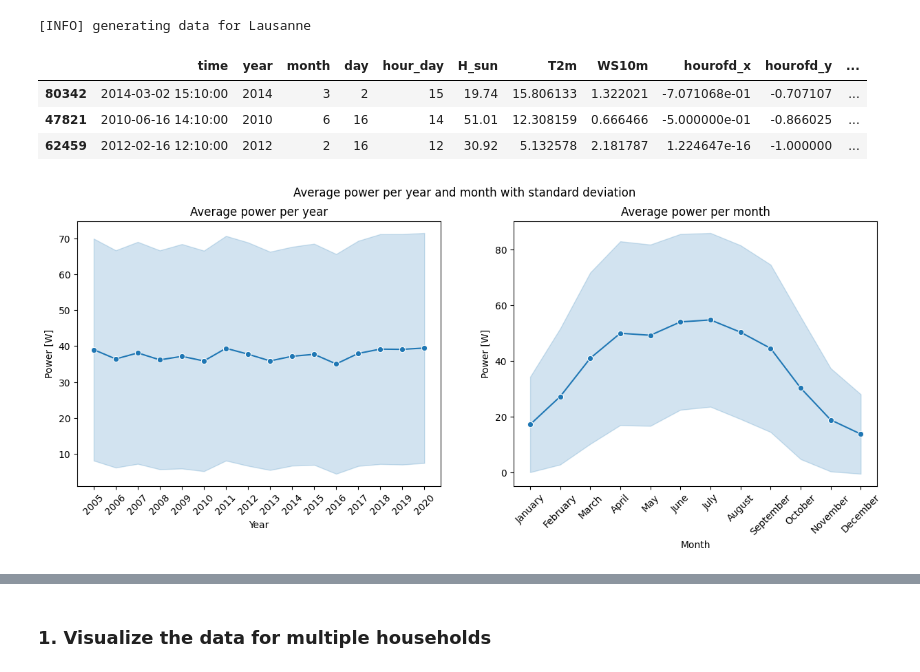
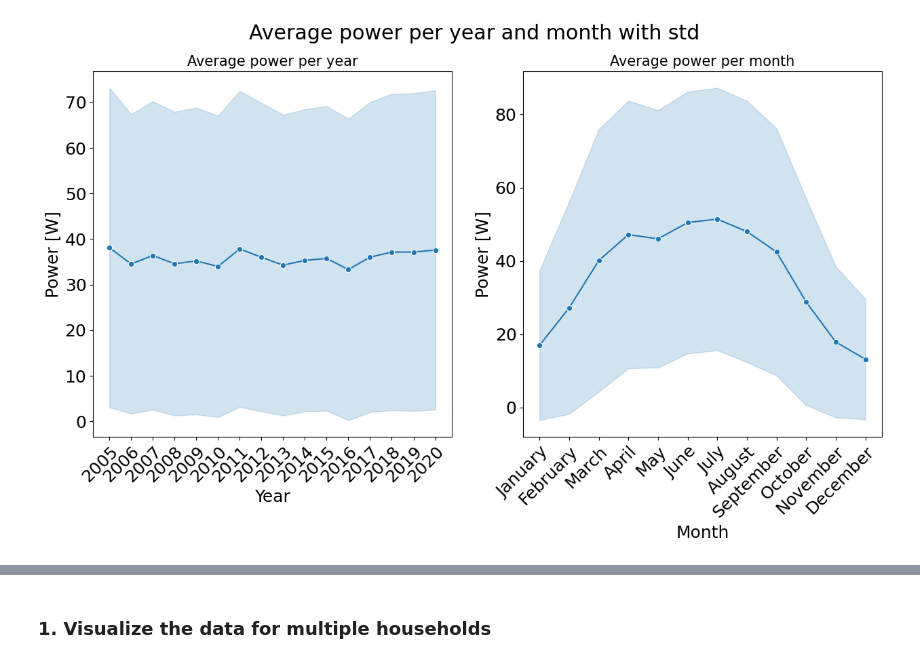
Before and after one commit to TristanCarruzzo/Synthetic_PV_Profiles_FL, a Jupyter notebook: PV_viz.ipynb, the cells around one changed output, grey strips where cells are left out. Drawn from its saved outputs; the diff is of its cells as text; code cells hidden in the pictures.

Commit message:
updated scenarios files

```diff
--- a/PV_viz.ipynb
+++ b/PV_viz.ipynb
@@ -40,65 +40,71 @@ random_state = np.random.RandomState(random_seed)
 # Set the device
 DEVICE = torch.device('cuda' if torch.cuda.is_available() else 'cpu')
 # DEVICE = 'mps'
+
+months_name = {1:'January', 2:'February', 3:'March', 4:'April', 5:'May', 6:'June', 7:'July', 8:'August', 9:'September', 10:'October', 11:'November', 12:'December'}
+
+plt.rcParams.update({'font.size': 18})
 # %%
-# Generate data for 1 client
+# Generate data
 
-months_name = {1:'January', 2:'February', 3:'March', 4:'April', 5:'May', 6:'June', 7:'July', 8:'August', 9:'September', 10:'October', 11:'November', 12:'December'}
+NUM_CLIENTS=40
 
 train_columns = ['H_sun', 'T2m', 'WS10m', 'hourofd_x', 'hourofd_y', 'dayofy_x', 'dayofy_y', 'station_irrad_direct_prev', 'station_irrad_diffuse_prev', 'lag 1']
 
 hour_begin, hour_end = 8, 18
 
-NUM_CLIENTS=1
+city_names = ['Lausanne']
 
-city_names = ['Lausanne']
-env_dict = {'city_names':city_names,
-            'num_clients': NUM_CLIENTS, 'num_modes': len(city_names),
-            'tilt_std': 5, 'az_std': 0, 'weather_dev':0.1,
-            'irrad_std':0.2, 'altitude_dev':0.1, 'shadow_peak_red':1,
-            'module_name': get_available_modules('sandia')[0:NUM_CLIENTS], #['Canadian_Solar_CS5P_220M___2009_'],
-            'inverter_name': get_available_inverters('cec')[0:NUM_CLIENTS], # ['ABB__MICRO_0_25_I_OUTD_US_208__208V_'],
-            'lags':[1], 'months':[1, 2, 3, 4, 5, 6, 7, 8, 9, 10, 11, 12], 'hours':np.arange(hour_begin, hour_end),
-            'train_scenarios':{'1y':{'m_train':None, 'train_years':[2018], 'valid_years':2019}}}
+# env_dict = {'city_names':city_names,
+#             'num_clients': NUM_CLIENTS, 'num_modes': len(city_names),
+#             'tilt_std': 5, 'az_std': 5, 'weather_dev':0.1,
+#             'irrad_std':0.2, 'altitude_dev':0.1, 'shadow_peak_red':0.3,
+#             'module_name': get_available_modules('sandia')[0:NUM_CLIENTS], #['Canadian_Solar_CS5P_220M___2009_'],
+#             'inverter_name': get_available_inverters('cec')[0:NUM_CLIENTS], # ['ABB__MICRO_0_25_I_OUTD_US_208__208V_'],
+#             'lags':[1], 'months':[1, 2, 3, 4, 5, 6, 7, 8, 9, 10, 11, 12], 'hours':np.arange(hour_begin, hour_end),
+#             'train_scenarios':{'1y':{'m_train':None, 'train_years':[2018], 'valid_years':2019}}}
+# env_dict = PVDataset(env_dict).generate_clients_data()
 
-env_dict = PVDataset(env_dict).generate_clients_data()
+# Load pickle
+# env_dict = pickle.load(open('env_dict.pkl', 'rb'))
+env_dict = pickle.load(open('env_dict_morevariation.pkl', 'rb'))
 
-time_series = env_dict['train_scenarios']['1y']['time_series'][0]
+time_series = []
 
-# Remove nights
-time_series = time_series[time_series['hour_day'].isin(np.arange(hour_begin, hour_end))]
+for client_ in range(NUM_CLIENTS):
+    time_series_ = env_dict['train_scenarios']['1y']['time_series'][client_]
 
-# Add column day_of_month using column time
-time_series['day'] = time_series['time'].dt.day
+    # Remove nights
+    time_series_ = time_series_[time_series_['hour_day'].isin(np.arange(hour_begin, hour_end))]
 
-# Reorder columns
-time_series = time_series[['time', 'year', 'month', 'day', 'hour_day', 'H_sun', 'T2m', 'WS10m', 'hourofd_x', 'hourofd_y', 'dayofy_x', 'dayofy_y', 'station_irrad_direct_prev', 'station_irrad_diffuse_prev', 'lag 1', 'target']]
-time_series.sample(3)
+    # Add column day_of_month using column time
+    time_series_['day'] = time_series_['time'].dt.day
+
+    # Reorder columns
+    time_series_ = time_series_[['time', 'year', 'month', 'day', 'hour_day', 'H_sun', 'T2m', 'WS10m', 'hourofd_x', 'hourofd_y', 'dayofy_x', 'dayofy_y', 'station_irrad_direct_prev', 'station_irrad_diffuse_prev', 'lag 1', 'target']]
+
+    time_series.append(time_series_)
-# %% [output]
-[INFO] generating data for Lausanne
-|  | time | year | month | day | hour_day | H_sun | T2m | WS10m | hourofd_x | hourofd_y | ... |
-| 80342 | 2014-03-02 15:10:00 | 2014 | 3 | 2 | 15 | 19.74 | 15.806133 | 1.322021 | -7.071068e-01 | -0.707107 | ... |
-| 47821 | 2010-06-16 14:10:00 | 2010 | 6 | 16 | 14 | 51.01 | 12.308159 | 0.666466 | -5.000000e-01 | -0.866025 | ... |
-| 62459 | 2012-02-16 12:10:00 | 2012 | 2 | 16 | 12 | 30.92 | 5.132578 | 2.181787 | 1.224647e-16 | -1.000000 | ... |
 # %%
 # plot with errorbar the avg and std of the target for each year
-plt.figure(figsize=(15, 5))
-plt.suptitle('Average power per year and month with standard deviation')
+plt.figure(figsize=(15, 7))
+plt.suptitle('Average power per year and month with std')
 plt.subplot(1, 2, 1)
-sns.lineplot(x='year', y='target', data=time_series, ci='sd', marker='o')
-plt.title('Average power per year')
+sns.lineplot(x='year', y='target', data=time_series[0], ci='sd', marker='o')
+plt.title('Average power per year', fontsize=15)
 plt.ylabel('Power [W]')
 plt.xlabel('Year')
-plt.xticks(np.arange(2005, 2021), rotation=45)
+# plt.xticks(np.arange(2005, 2021), rotation=45)
+plt.xticks(np.arange(2005, 2021), rotation=45, ha='right',rotation_mode='anchor')
 plt.subplot(1, 2, 2)
-sns.lineplot(x='month', y='target', data=time_series, ci='sd', marker='o')
+sns.lineplot(x='month', y='target', data=time_series[0], ci='sd', marker='o')
 plt.xlabel('Month')
-plt.xticks(np.arange(1, 13), [months_name[i] for i in np.arange(1, 13)], rotation=45)
+# plt.xticks(np.arange(1, 13), [months_name[i] for i in np.arange(1, 13)], rotation=45)
+plt.xticks(np.arange(1, 13), [months_name[i] for i in np.arange(1, 13)], rotation=45, ha='right',rotation_mode='anchor')
 plt.ylabel('Power [W]')
-plt.title('Average power per month')
+plt.title('Average power per month', fontsize=15)
 plt.show()
 # %% [output]
-[figure, old version]
+[figure, new version]
 # %%
 selected_year = 2018
 selected_month = 5
```
Also changed, not shown: parts of 7 cells of this notebook, 2 other files.
